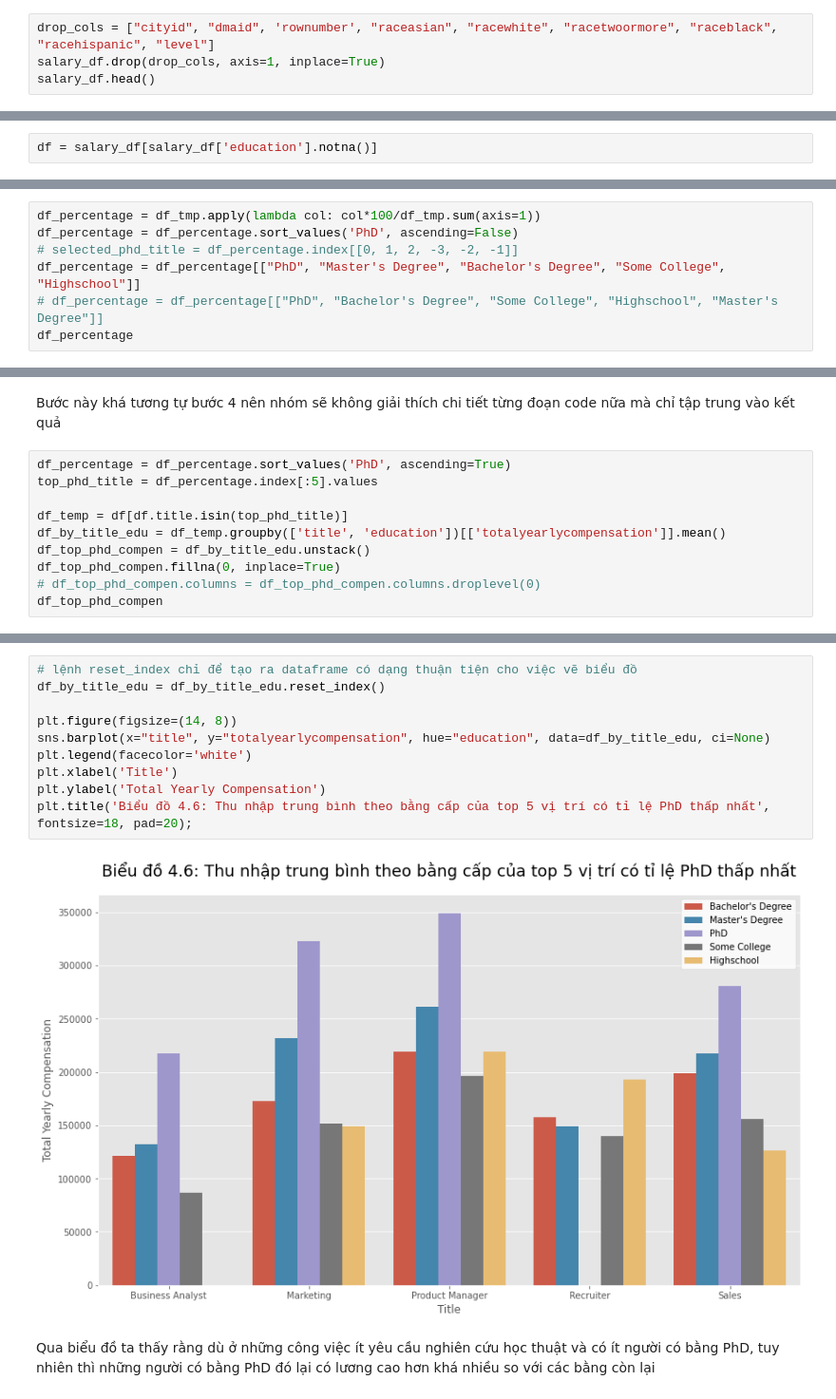
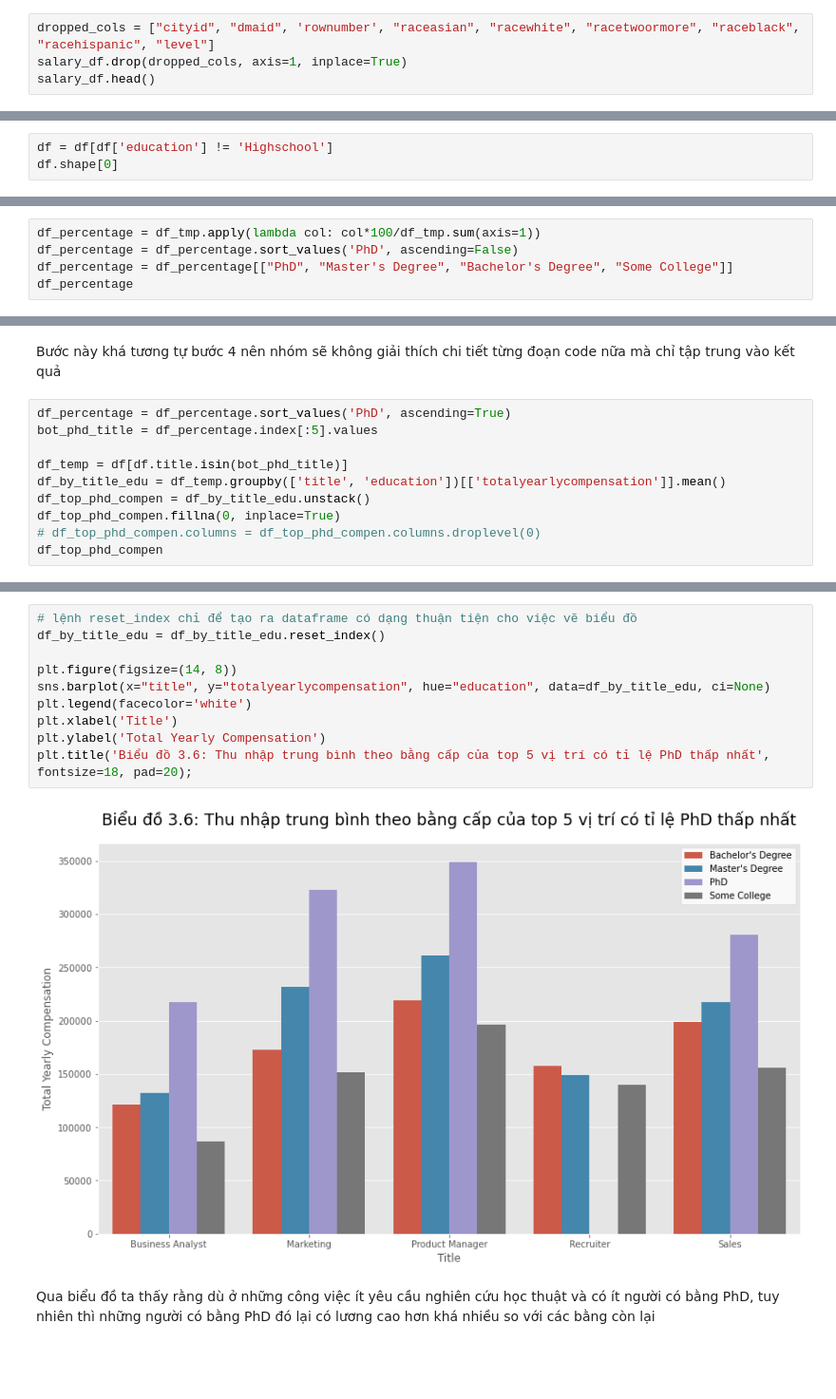
Before and after one commit to TanThinNguyen/P4DS-final-project, a Jupyter notebook: 18120085_18120090.ipynb, the cells around one changed output, grey strips where cells are left out. Shown at 95% size. Cells and saved outputs as stored; diff of their text form; blank space fills up the shorter version.

```diff
--- a/18120085_18120090.ipynb
+++ b/18120085_18120090.ipynb
@@ -117,8 +119,8 @@ Tiến hành loại bỏ các cột `cityid, dmaid, rownumber, raceasian, racewh
 - Nhận thấy rằng các cột `raceasian, racewhite, racetwoormore, raceblack, racehispanic` là không cần thiết vì đã có cột `race` thống kê lại các giá trị cho race rồi.
 - Cột `level` cũng có khá nhiều giá trị khác nhau do mỗi công ty sẽ có kí hiệu riêng cho các level. Để đánh giá chung cho các công ty thì có thể dùng cột `title`.
 # %%
-drop_cols = ["cityid", "dmaid", 'rownumber', "raceasian", "racewhite", "racetwoormore", "raceblack", "racehispanic", "level"]
-salary_df.drop(drop_cols, axis=1, inplace=True)
+dropped_cols = ["cityid", "dmaid", 'rownumber', "raceasian", "racewhite", "racetwoormore", "raceblack", "racehispanic", "level"]
+salary_df.drop(dropped_cols, axis=1, inplace=True)
 salary_df.head()
 # %% [output]
 |  | timestamp | company | title | totalyearlycompensation | location | yearsofexperience | yearsatcompany | ... |
@@ -686,2 +865,3 @@ Trả lời được câu hỏi này sẽ giúp những người đang đang h
 # %%
-df = salary_df[salary_df['education'].notna()]
+df = df[df['education'] != 'Highschool']
+df.shape[0]
@@ -785,8 +965,6 @@ Duyệt qua từng cột, tính tỉ lệ phần trăm số người có bằng
 # %%
 df_percentage = df_tmp.apply(lambda col: col*100/df_tmp.sum(axis=1))
 df_percentage = df_percentage.sort_values('PhD', ascending=False)
-# selected_phd_title = df_percentage.index[[0, 1, 2, -3, -2, -1]]
-df_percentage = df_percentage[["PhD", "Master's Degree", "Bachelor's Degree", "Some College", "Highschool"]]
-# df_percentage = df_percentage[["PhD", "Bachelor's Degree", "Some College", "Highschool", "Master's Degree"]]
+df_percentage = df_percentage[["PhD", "Master's Degree", "Bachelor's Degree", "Some College"]]
 df_percentage
 # %% [output]
@@ -902,9 +1072,9 @@ df[(df.title=='Hardware Engineer') & (df.education=='Highschool')][['totalyearly
 Bước này khá tương tự bước 4 nên nhóm sẽ không giải thích chi tiết từng đoạn code nữa mà chỉ tập trung vào kết quả
 # %%
 df_percentage = df_percentage.sort_values('PhD', ascending=True)
-top_phd_title = df_percentage.index[:5].values
+bot_phd_title = df_percentage.index[:5].values
 
-df_temp = df[df.title.isin(top_phd_title)]
+df_temp = df[df.title.isin(bot_phd_title)]
 df_by_title_edu = df_temp.groupby(['title', 'education'])[['totalyearlycompensation']].mean()
 df_top_phd_compen = df_by_title_edu.unstack()
 df_top_phd_compen.fillna(0, inplace=True)
@@ -922,15 +1092,15 @@ df_top_phd_compen
 # %%
 # lệnh reset_index chỉ để tạo ra dataframe có dạng thuận tiện cho việc vẽ biểu đồ
 df_by_title_edu = df_by_title_edu.reset_index()
 
 plt.figure(figsize=(14, 8))
 sns.barplot(x="title", y="totalyearlycompensation", hue="education", data=df_by_title_edu, ci=None)
 plt.legend(facecolor='white')
 plt.xlabel('Title')
 plt.ylabel('Total Yearly Compensation')
-plt.title('Biểu đồ 4.6: Thu nhập trung bình theo bằng cấp của top 5 vị trí có tỉ lệ PhD thấp nhất', fontsize=18, pad=20);
+plt.title('Biểu đồ 3.6: Thu nhập trung bình theo bằng cấp của top 5 vị trí có tỉ lệ PhD thấp nhất', fontsize=18, pad=20);
 # %% [output]
-[figure, old version]
+[figure, new version]
 # %% [markdown]
 Qua biểu đồ ta thấy rằng dù ở những công việc ít yêu cầu nghiên cứu học thuật và có ít người có bằng PhD, tuy nhiên thì những người có bằng PhD đó lại có lương cao hơn khá nhiều so với các bằng còn lại
 # %% [markdown]
```
Also changed, not shown: parts of 77 cells of this notebook.
